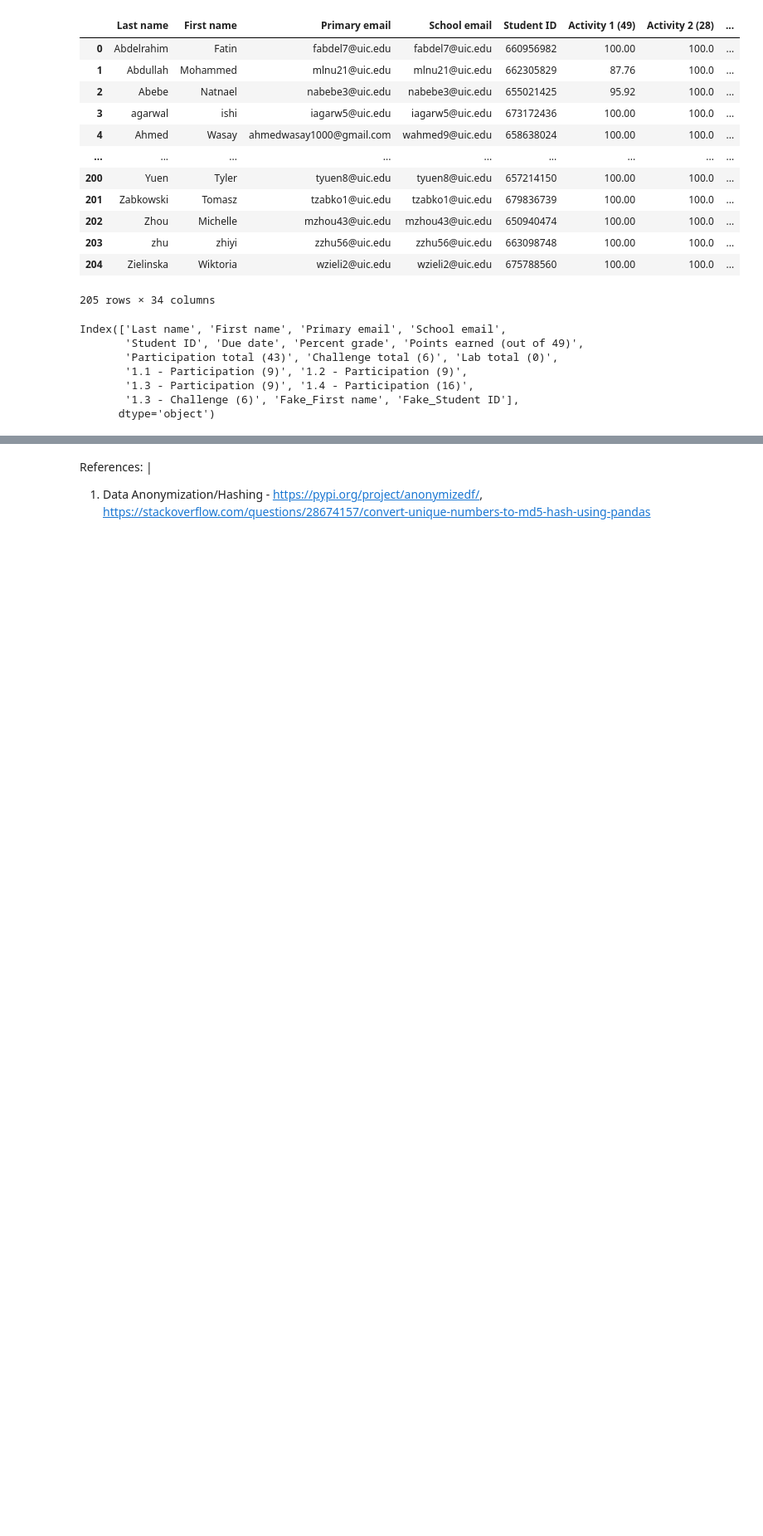
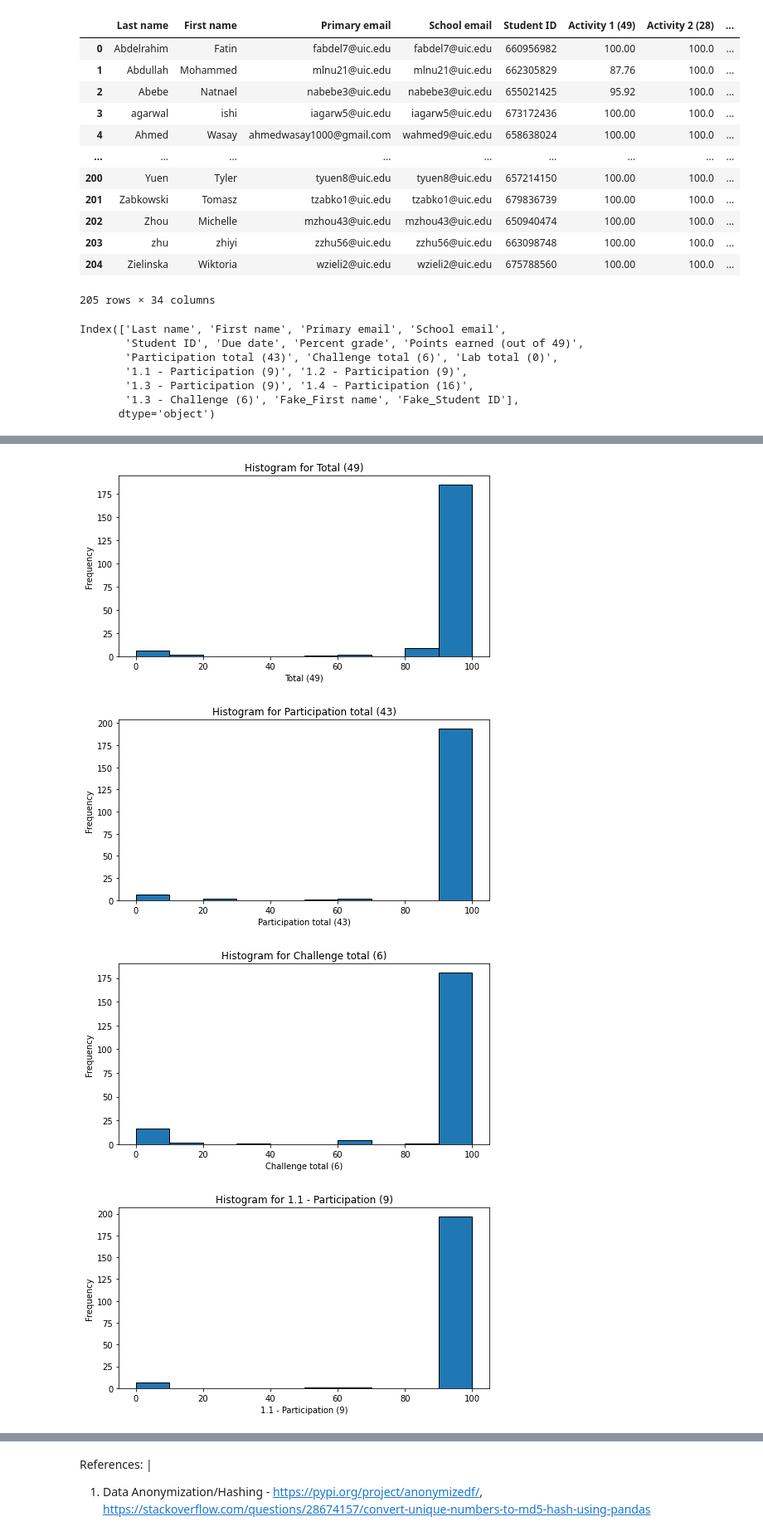
Before and after one commit to nikitasthakur/Student-Performance-Analysis, a Jupyter notebook: data cleaning/data_cleaning.ipynb, the cells around one changed output, grey strips where cells are left out. Shown: that part at 83% size. Drawn from its saved outputs; the diff is of its cells as text; code cells hidden in the pictures; blank space fills up the shorter version.

```diff
--- a/data cleaning/data_cleaning.ipynb
+++ b/data cleaning/data_cleaning.ipynb
@@ -90,0 +174,32 @@ topic1_all['1.2 - Participation (9)'].nunique()
+# %%
+topic1_all = topic1_all.drop(columns=['Lab total (0)',
+                                      '1.1 - Challenge (0)',
+                                      '1.2 - Challenge (0)',
+                                      '1.4 - Challenge (0)',
+                                      '1.1 - Lab (0)',
+                                      '1.2 - Lab (0)',
+                                      '1.3 - Lab (0)',
+                                      '1.4 - Lab (0)',
+                                      'Lab total time (min)',
+                                      '1.1 - Challenge time (min)',
+                                      '1.2 - Challenge time (min)',
+                                      '1.4 - Challenge time (min)',
+                                      '1.1 - Lab time (min)',
+                                      '1.2 - Lab time (min)',
+                                      '1.3 - Lab time (min)',
+                                      '1.4 - Lab time (min)'])
+# %%
+numeric_columns = topic1_all.select_dtypes(include=[int, float]).columns
+
+for col in numeric_columns:
+    plt.figure(figsize=(8, 4))
+    plt.hist(topic1_all[col], bins=10, edgecolor='k')
+    plt.title(f'Histogram for {col}')
+    plt.xlabel(col)
+    plt.ylabel('Frequency')
+    plt.show()
+# %% [output]
+[figure, added]
+[figure, added]
+[figure, added]
+[figure, added]
```
Also changed, not shown: parts of 11 cells of this notebook, 3 other files.
